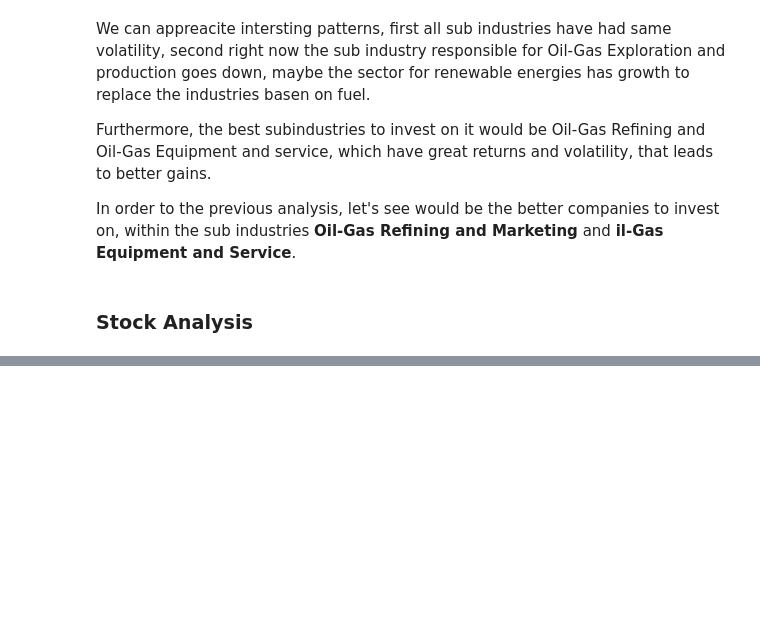
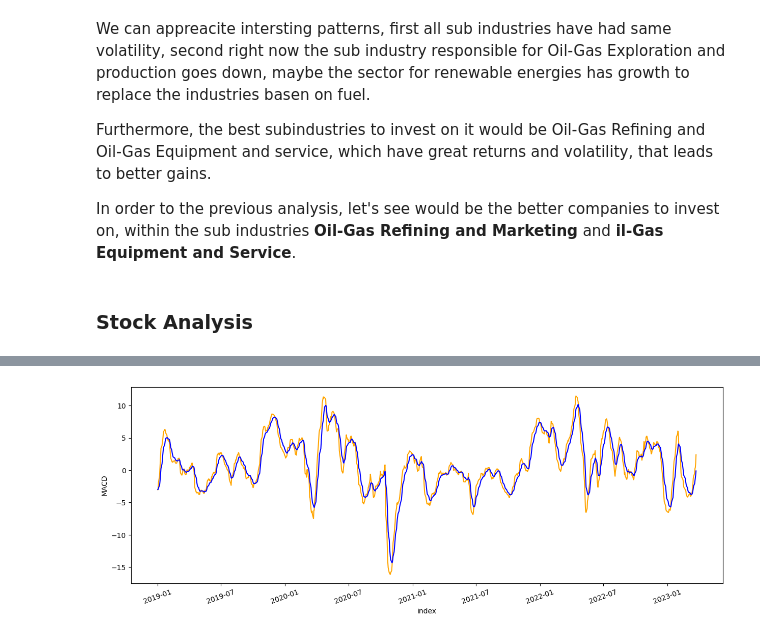
Before and after one commit to jpradas1/Stock_Market_Analysis, a Jupyter notebook: Analysis_II.ipynb, the cells around one changed output, grey strips where cells are left out. Cells and saved outputs as stored; diff of their text form; code cells hidden in the pictures; blank space fills up the shorter version.

```diff
--- a/Analysis_II.ipynb
+++ b/Analysis_II.ipynb
@@ -44,0 +29,15 @@ data.head()
+# %%
+from get_dataset import MACD, global_return
+import numpy as np
+import matplotlib.pyplot as plt
+import plotly.graph_objects as go
+import seaborn as sns
+from plotly.subplots import make_subplots
+import pandas as pd
+
+sector = 'Health Care'
+sub = 'Biotechnology'
+stock = 'VRTX'
+df_stock = MACD(sector, sub, stock)
+print(df_stock.shape)
+df_stock.head()
@@ -44,0 +66,8 @@ data.head()
+# %%
+# first let's create a mask to limit the dateset
+start = '2019-01'
+mask = (df_stock.index > start)
+df_stock = df_stock.loc[mask]
+df_stock.index = pd.to_datetime(df_stock.index).date
+df_stock.reset_index(inplace=True)
+df_stock.head()
@@ -44,0 +81,11 @@ data.head()
+# %%
+plt.figure(figsize=(15,5))
+# color = ['red' if x < 0 else 'green' for x in df_stock['Histogram']]
+# sns.barplot(x='index', y='Histogram', data=df_stock.loc[df_stock['Histogram'] > 0], color='green')
+# sns.barplot(x='index', y='Histogram', data=df_stock.loc[df_stock['Histogram'] < 0], color='red')
+sns.lineplot(x='index', y='MACD', data=df_stock, color='orange')
+sns.lineplot(x='index', y='Signal', data=df_stock, color='blue')
+plt.xticks(rotation=20)
+plt.show()
+# %% [output]
+[figure, added]
```
Also changed, not shown: parts of 4 cells of this notebook, 4 other files.
